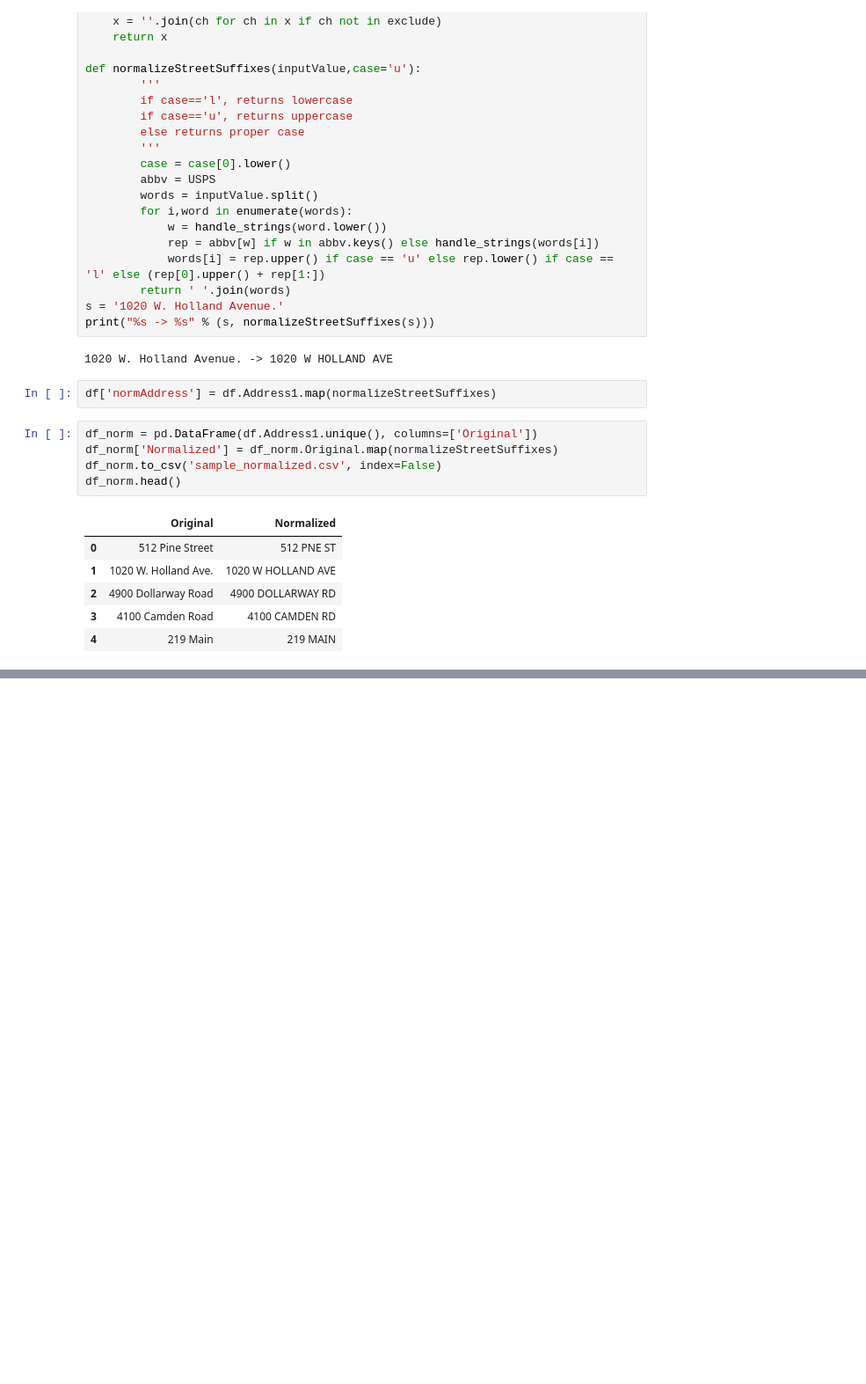
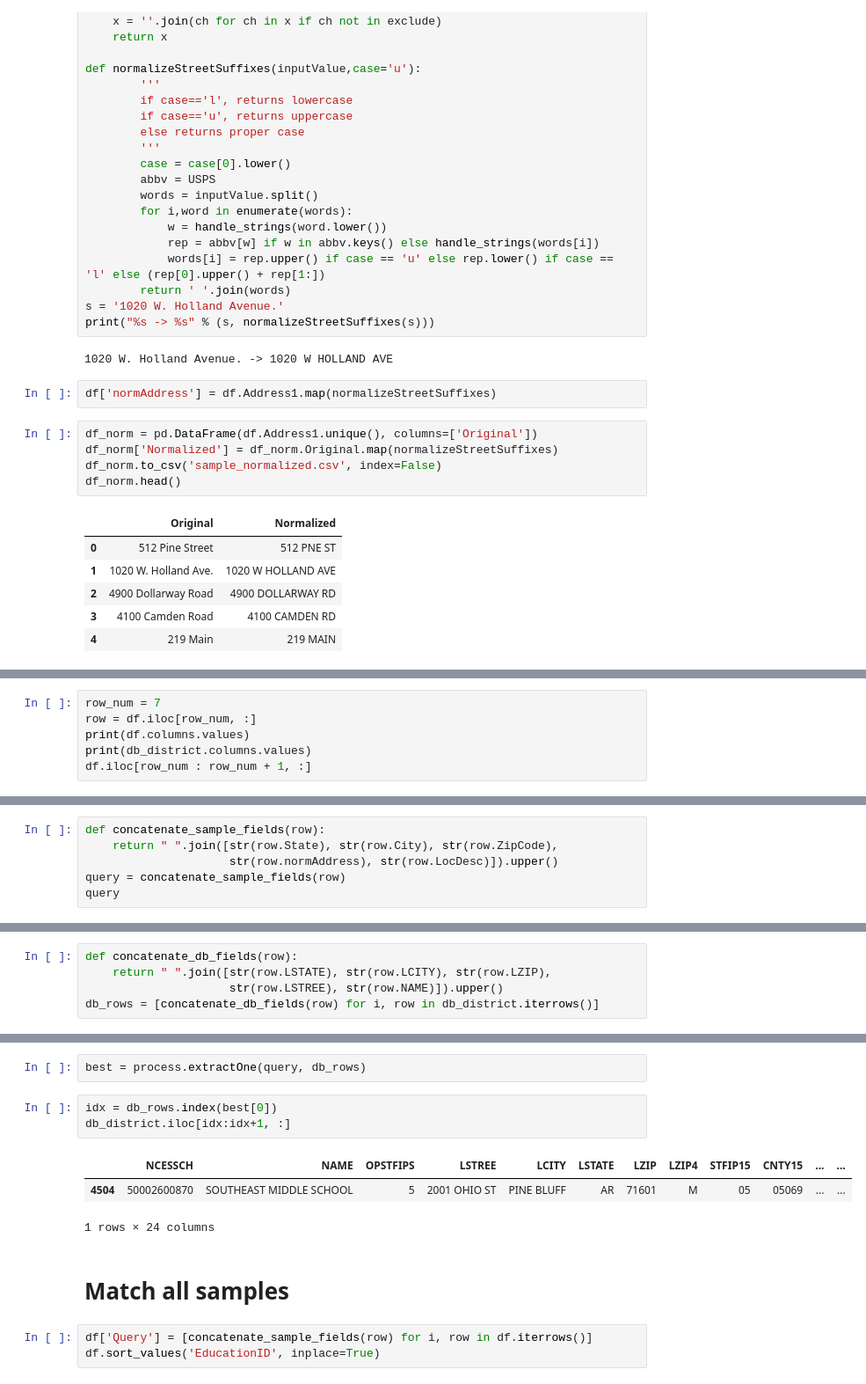
Before and after one commit to leeprevost/SchoolLocationFuzzyMatch, a Jupyter notebook: fuzzy.ipynb, the cells around one changed output, grey strips where cells are left out. Shown at 88% size. Drawn from its saved outputs; the diff is of its cells as text; blank space fills up the shorter version.

```diff
--- a/fuzzy.ipynb
+++ b/fuzzy.ipynb
@@ -208,0 +214,6 @@ df_norm.head()
+# %%
+row_num = 7
+row = df.iloc[row_num, :]
+print(df.columns.values)
+print(db_district.columns.values)
+df.iloc[row_num : row_num + 1, :]
@@ -208,0 +233,6 @@ df_norm.head()
+# %%
+def concatenate_sample_fields(row):
+    return " ".join([str(row.State), str(row.City), str(row.ZipCode),
+                     str(row.normAddress), str(row.LocDesc)]).upper()
+query = concatenate_sample_fields(row)
+query
@@ -208,0 +241,5 @@ df_norm.head()
+# %%
+def concatenate_db_fields(row):
+    return " ".join([str(row.LSTATE), str(row.LCITY), str(row.LZIP),
+                     str(row.LSTREE), str(row.NAME)]).upper()
+db_rows = [concatenate_db_fields(row) for i, row in db_district.iterrows()]
@@ -208,0 +258,14 @@ df_norm.head()
+# %%
+best = process.extractOne(query, db_rows)
+# %%
+idx = db_rows.index(best[0])
+db_district.iloc[idx:idx+1, :]
+# %% [output]
+|  | NCESSCH | NAME | OPSTFIPS | LSTREE | LCITY | LSTATE | LZIP | LZIP4 | STFIP15 | CNTY15 | ... | ... |
+| 4504 | 50002600870 | SOUTHEAST MIDDLE SCHOOL | 5 | 2001 OHIO ST | PINE BLUFF | AR | 71601 | M | 05 | 05069 | ... | ... |
+1 rows × 24 columns
+# %% [markdown]
+# Match all samples
+# %%
+df['Query'] = [concatenate_sample_fields(row) for i, row in df.iterrows()]
+df.sort_values('EducationID', inplace=True)
```
Also changed, not shown: parts of 9 cells of this notebook, 1 other file.
